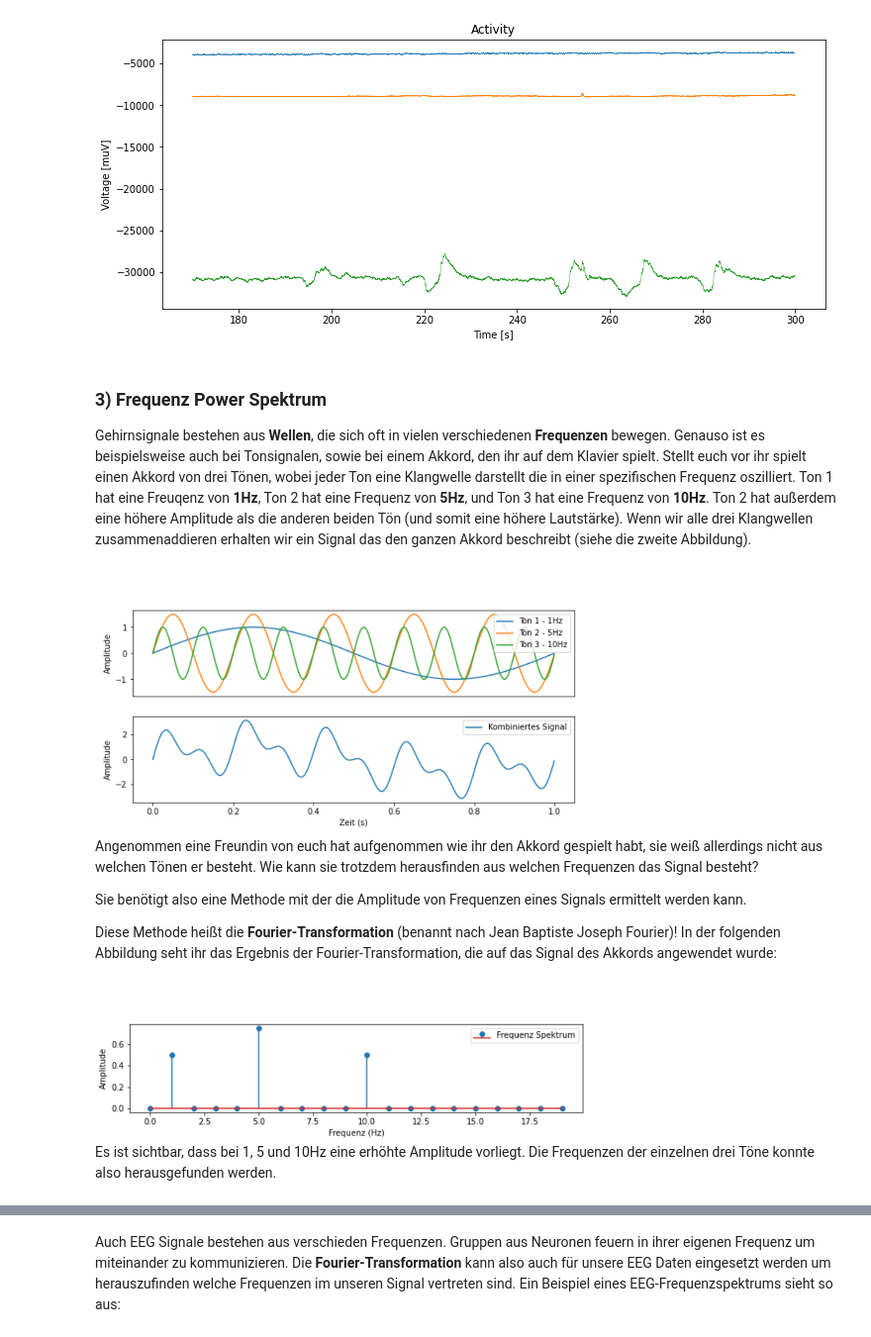
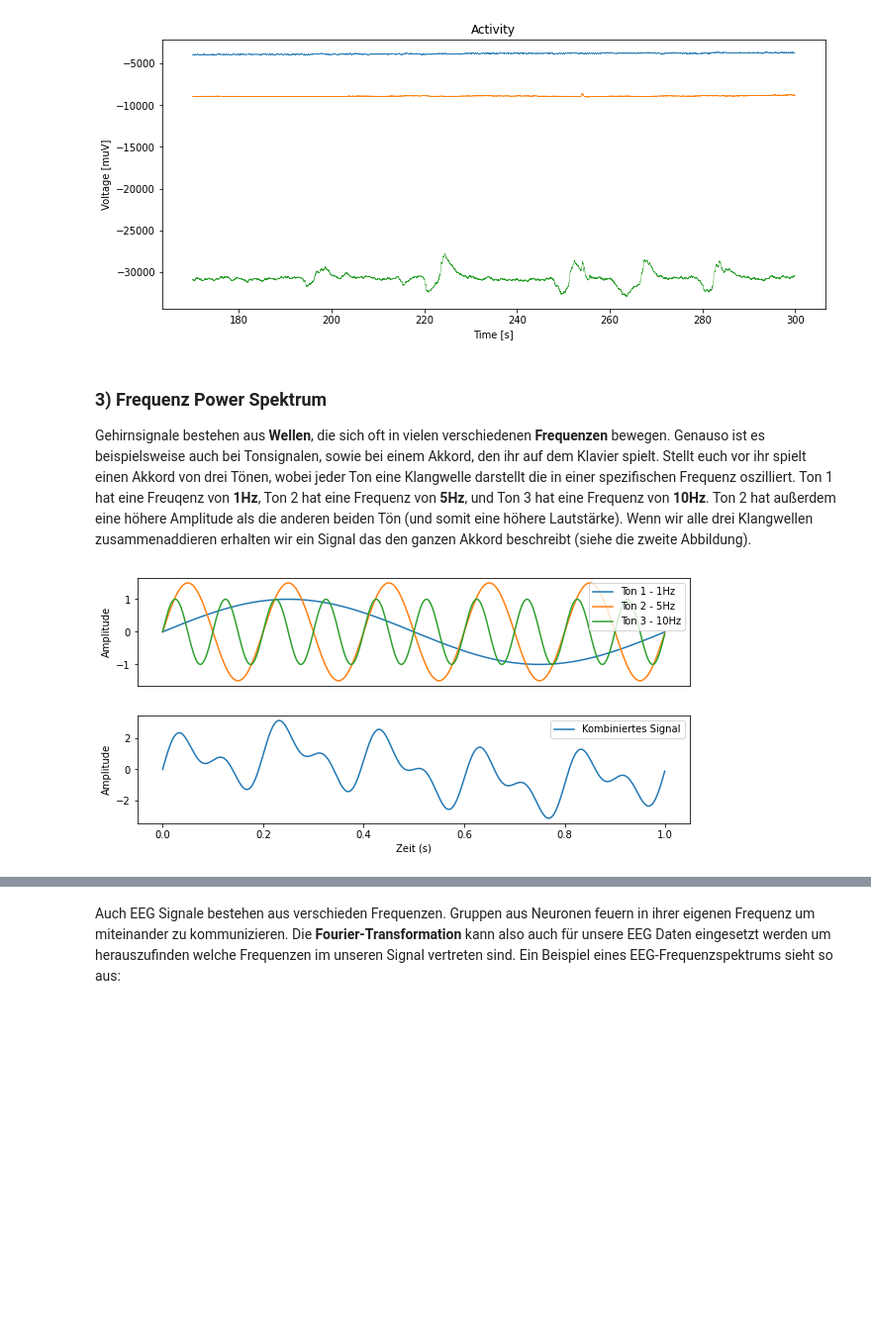
Before and after one commit to rosagross/ExperiWattMPI, a Jupyter notebook: ExperiWatt_Intro.ipynb, the cells around one changed output, grey strips where cells are left out. Shown: that part at 99% size. Drawn from its saved outputs; the diff is of its cells as text; code cells hidden in the pictures; blank space fills up the shorter version.

```diff
--- a/ExperiWatt_Intro.ipynb
+++ b/ExperiWatt_Intro.ipynb
@@ -46,28 +46,42 @@ Abgebildete Elektroden: ['P4', 'P8', 'P10']
 # %% [markdown]
 ### 3) Frequenz Power Spektrum
 Gehirnsignale bestehen aus **Wellen**, die sich oft in vielen verschiedenen **Frequenzen** bewegen. Genauso ist es beispielsweise auch bei Tonsignalen, sowie bei einem Akkord, den ihr auf dem Klavier spielt. Stellt euch vor ihr spielt einen Akkord von drei Tönen, wobei jeder Ton eine Klangwelle darstellt die in einer spezifischen Frequenz oszilliert. Ton 1 hat eine Freuqenz von **1Hz**, Ton 2 hat eine Frequenz von **5Hz**, und Ton 3 hat eine Frequenz von **10Hz**. Ton 2 hat außerdem eine höhere Amplitude als die anderen beiden Tön (und somit eine höhere Lautstärke). Wenn wir alle drei Klangwellen zusammenaddieren erhalten wir ein Signal das den ganzen Akkord beschreibt (siehe die zweite Abbildung).
-
-<br>
-<br>
-
-<div>
-<img src="attachment:grafik-3.png" width="500"/>
-</div>
-
-Angenommen eine Freundin von euch hat aufgenommen wie ihr den Akkord gespielt habt, sie weiß allerdings nicht aus welchen Tönen er besteht. Wie kann sie trotzdem herausfinden aus welchen Frequenzen das Signal besteht?
-
-
-Sie benötigt also eine Methode mit der die Amplitude von Frequenzen eines Signals ermittelt werden kann.
-
-
-Diese Methode heißt die **Fourier-Transformation** (benannt nach Jean Baptiste Joseph Fourier)! In der folgenden Abbildung seht ihr das Ergebnis der Fourier-Transformation, die auf das Signal des Akkords angewendet wurde:
-
-
-<br>
-<br>
-
-<div>
-<img src="attachment:grafik-4.png" width="500"/>
-</div>
-
-Es ist sichtbar, dass bei 1, 5 und 10Hz eine erhöhte Amplitude vorliegt. Die Frequenzen der einzelnen drei Töne konnte also herausgefunden werden.
+# %%
+# Frequenzen der Wellen/Töne
+f1 = 1
+f2 = 5
+f3 = 10
+dur = 1
+fs = 1000 # sampling frequency
+t = np.arange(dur * fs) / fs
+y1 = np.sin(2 * np.pi * f1 * t)
+y2 = 1.5 * np.sin(2 * np.pi * f2 * t)
+y3 = np.sin(2 * np.pi * f3 * t)
+combined = y1+y2+y3
+
+# Frequency domain representation
+fourierTransform = np.fft.fft(combined)/len(combined)           # Normalize amplitude
+fourierTransform = fourierTransform[range(int(len(combined)/2))] # Exclude sampling frequency
+
+tpCount = len(combined)
+frequncies = np.arange(int(tpCount/2))
+# %%
+fig = plt.figure(figsize=(10,2))
+plt.plot(t, y1, label='Ton 1 - 1Hz')
+plt.plot(t, y2, label='Ton 2 - 5Hz')
+plt.plot(t, y3, label='Ton 3 - 10Hz')
+plt.ylabel('Amplitude')
+plt.yticks([-1, 0, 1])
+plt.xticks([])
+plt.legend(loc='upper right')
+plt.show()
+
+fig = plt.figure(figsize=(10,2))
+plt.plot(t, combined, label='Kombiniertes Signal')
+plt.ylabel('Amplitude')
+plt.xlabel('Zeit (s)')
+plt.legend()
+plt.show()
+# %% [output]
+[figure, added]
+[figure, added]
```
Also changed, not shown: parts of 3 cells of this notebook, 14 other files.
